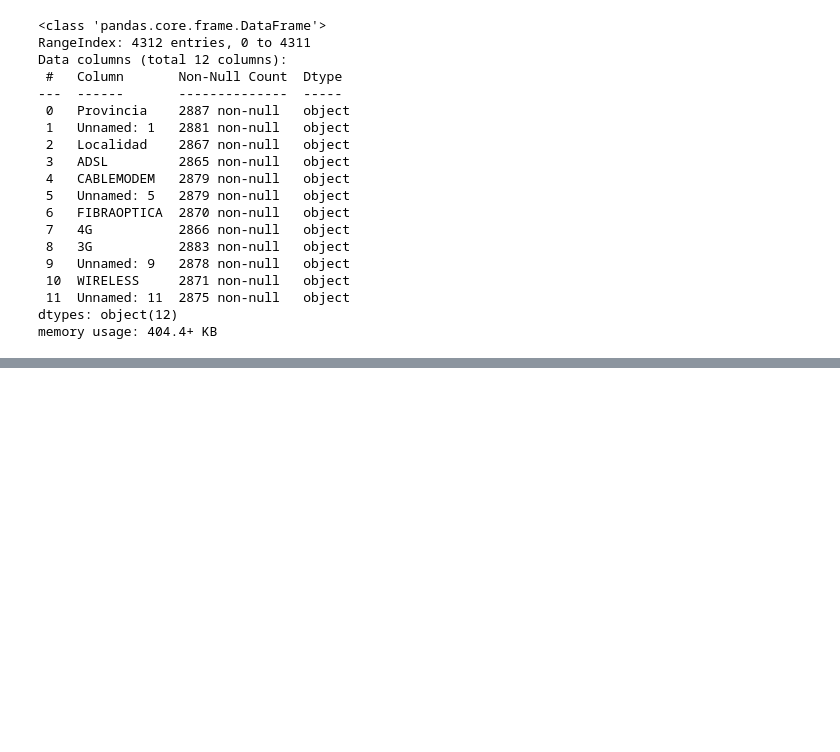
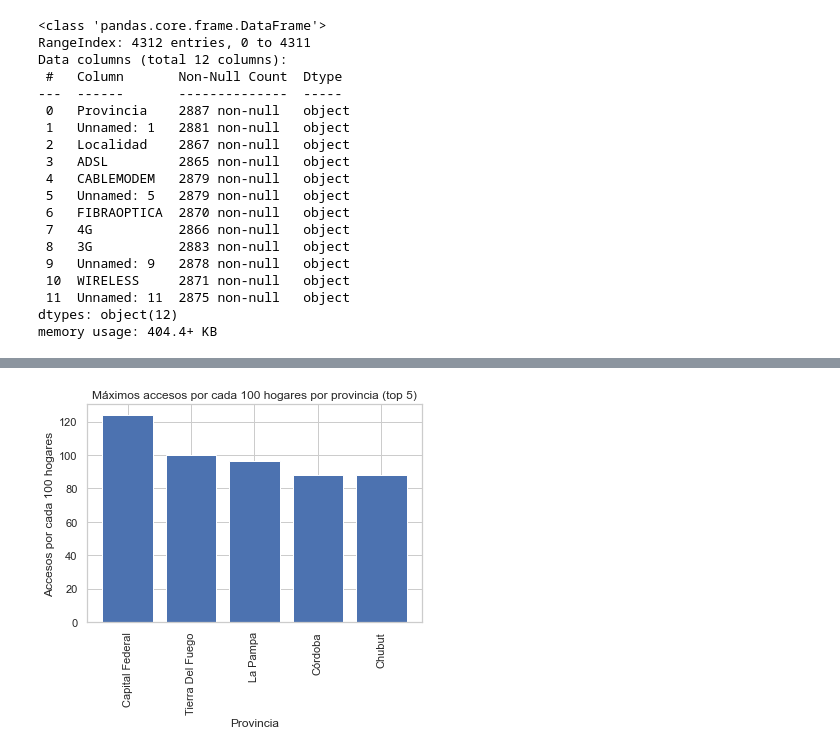
Before and after one commit to Bearodriguez2022/repositorio-Henry, a Jupyter notebook: EDA.ipynb, the cells around one changed output, grey strips where cells are left out. Cells and saved outputs as stored; diff of their text form; code cells hidden in the pictures; blank space fills up the shorter version.

```diff
--- a/EDA.ipynb
+++ b/EDA.ipynb
@@ -680,0 +800,25 @@ memory usage: 404.4+ KB
+# %%
+#se grafica las top 5
+hogar = I_100Hogares
+
+# agrupar por provincia y calcular el máximo de "Accesos por cada 100 hogares"
+max_accesos = hogar.groupby('Provincia')['Accesos por cada 100 hogares'].max()
+
+# seleccionar las 5 mayores
+top5_provincias = max_accesos.nlargest(5)
+
+# crear el gráfico de barras
+plt.bar(top5_provincias.index, top5_provincias.values)
+
+# establecer el título y los ejes
+plt.title('Máximos accesos por cada 100 hogares por provincia (top 5)')
+plt.xlabel('Provincia')
+plt.ylabel('Accesos por cada 100 hogares')
+
+# rotar los nombres del eje x
+plt.xticks(rotation=90)
+
+# mostrar el gráfico
+plt.show()
+# %% [output]
+[figure, added]
```
Also changed, not shown: parts of 15 cells of this notebook.
